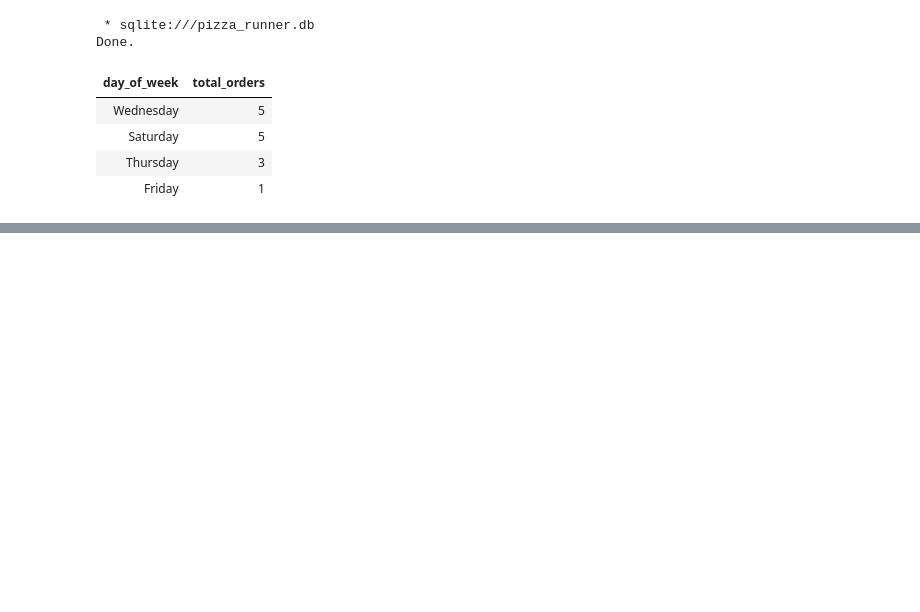
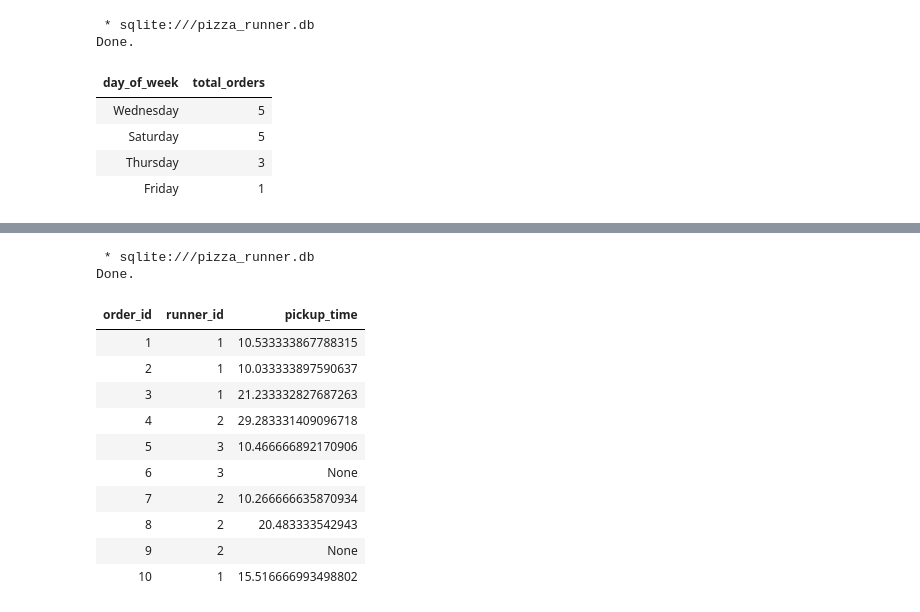
Before and after one commit to Kuziomkin/analytics_case_study, a Jupyter notebook: pizza_runner/pizza_runner_sql.ipynb, the cells around one changed output, grey strips where cells are left out. Drawn from its saved outputs; the diff is of its cells as text; code cells hidden in the pictures; blank space fills up the shorter version.

```diff
--- a/pizza_runner/pizza_runner_sql.ipynb
+++ b/pizza_runner/pizza_runner_sql.ipynb
@@ -608,0 +650,24 @@ Done.
+# %%
+%%sql
+
+SELECT DISTINCT
+    co.order_id
+    , ro.runner_id
+    , (STRFTIME("%J", ro.pickup_time) - STRFTIME("%J", co.order_time)) * 1440 AS pickup_time
+FROM
+    customer_orders AS co
+LEFT JOIN runner_orders AS ro ON co.order_id = ro.order_id
+# %% [output]
+ * sqlite:///pizza_runner.db
+Done.
+| order_id | runner_id | pickup_time |
+| 1 | 1 | 10.533333867788315 |
+| 2 | 1 | 10.033333897590637 |
+| 3 | 1 | 21.233332827687263 |
+| 4 | 2 | 29.283331409096718 |
+| 5 | 3 | 10.466666892170906 |
+| 6 | 3 | None |
+| 7 | 2 | 10.266666635870934 |
+| 8 | 2 | 20.483333542943 |
+| 9 | 2 | None |
+| 10 | 1 | 15.516666993498802 |
```
Also changed, not shown: parts of 7 cells of this notebook.
